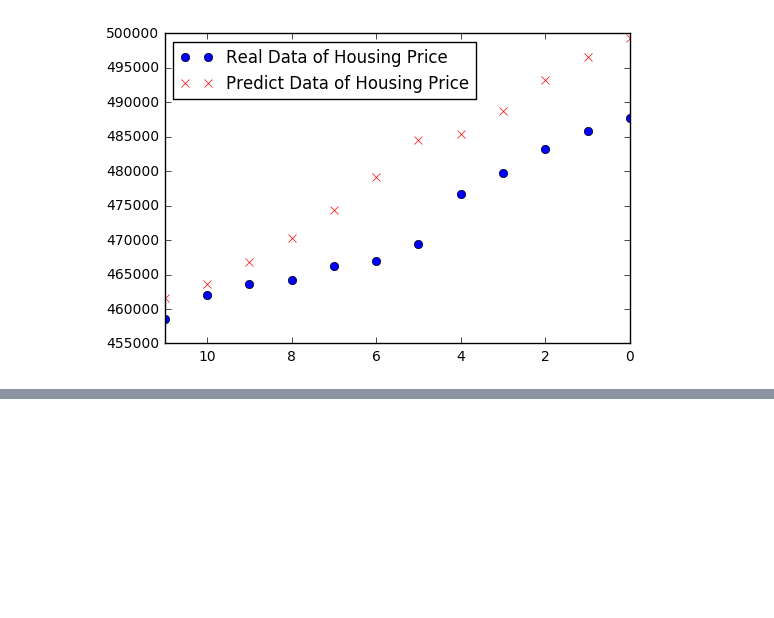
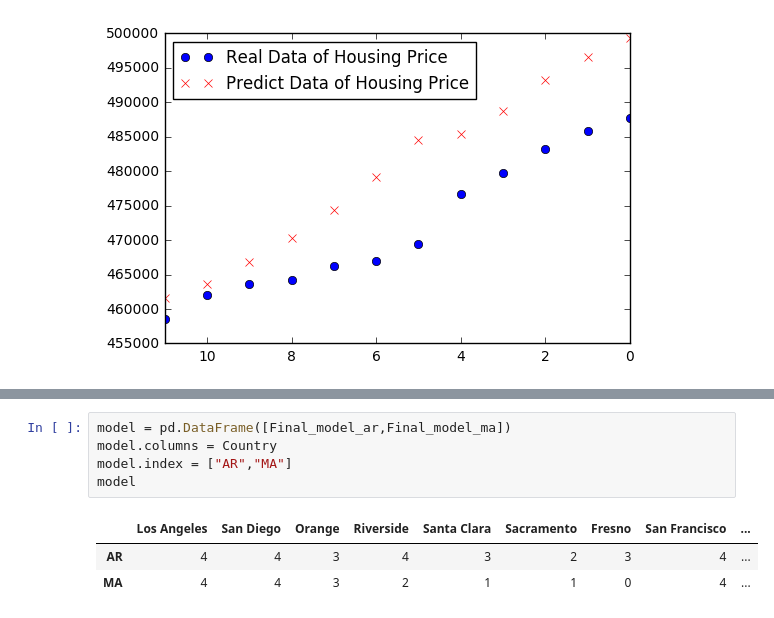
Before and after one commit to lizhihao1212/Final-Project, a Jupyter notebook: project.ipynb, the cells around one changed output, grey strips where cells are left out. Drawn from its saved outputs; the diff is of its cells as text; blank space fills up the shorter version.

```diff
--- a/project.ipynb
+++ b/project.ipynb
@@ -130,2 +405,11 @@ for i in resur_1:
+# %%
+model = pd.DataFrame([Final_model_ar,Final_model_ma])
+model.columns = Country
+model.index = ["AR","MA"]
+model
+# %% [output]
+|  | Los Angeles | San Diego | Orange | Riverside | Santa Clara | Sacramento | Fresno | San Francisco | ... |
+| AR | 4 | 4 | 3 | 4 | 3 | 2 | 3 | 4 | ... |
+| MA | 4 | 4 | 3 | 2 | 1 | 1 | 0 | 4 | ... |
 # %%
 c = pd.DataFrame(Final_res_co,Country)
```
Also changed, not shown: parts of 14 cells of this notebook.
